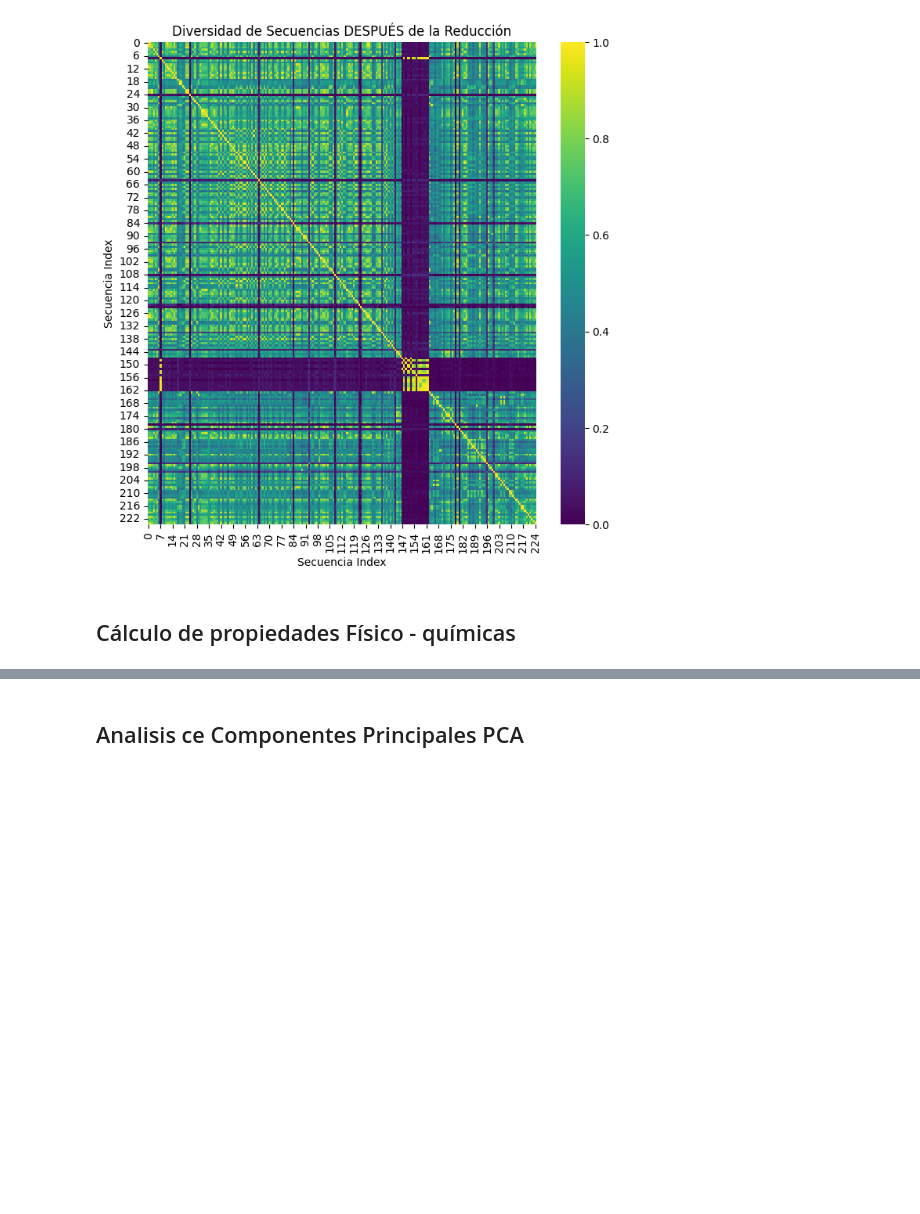
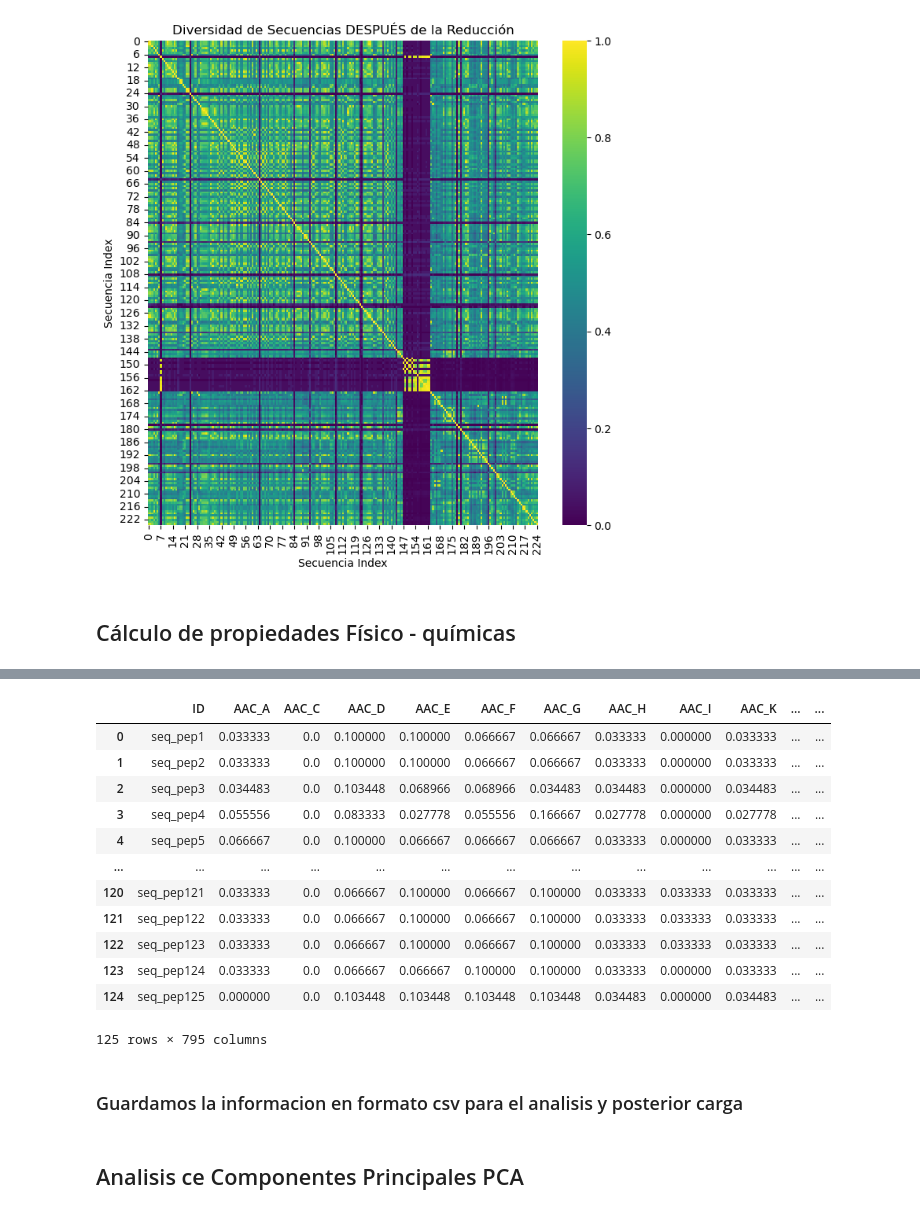
Before and after one commit to Julio21-ai/glp-1_drug_discovery, a Jupyter notebook: notebooks/Avance 2.ipynb, the cells around one changed output, grey strips where cells are left out. Drawn from its saved outputs; the diff is of its cells as text; code cells hidden in the pictures; blank space fills up the shorter version.

```diff
--- a/notebooks/Avance 2.ipynb
+++ b/notebooks/Avance 2.ipynb
@@ -292,0 +326,6 @@ Calculando matriz de identidad DESPUÉS de CD-HIT...
+# %%
+# Análisis de propiedades fisicoquímicas de las secuencias después de CD-HIT
+from iFeatureOmega import iFeatureOmegaCLI
+
+# cargar las configuraciónes
+ifeatures_settings_json = Path(directorio_datos / "iFeature Settings" / "Protein_parameters_setting.json")
@@ -292,0 +418,13 @@ Calculando matriz de identidad DESPUÉS de CD-HIT...
+# %%
+# Definimos una lista de descriptores
+descriptores = [
+            "AAC",      # Amino Acid Composition
+            "DPC type 1",      # Dipeptide Composition
+            "CTDC",     # Composition descriptor of CTD
+            "CTDT",     # Transition descriptor
+            "CTDD",     # Distribution descriptor
+            "PAAC",     # Pseudo amino acid composition
+            "APAAC",    # Amphiphilic pseudo amino acid comp.
+            "SOCNumber",# Sequence-order-coupling number
+            "QSOrder",   # Quasi-sequence-order
+        ]
@@ -292,0 +461,4 @@ Calculando matriz de identidad DESPUÉS de CD-HIT...
+# %%
+### calculamos las propiedades fisico quimicas para el conjunto de 125 Peptidos con actividad EC50
+
+df_descriptores_125p = compute_peptide_features(ruta_fasta_125_ec50, descriptores, ifeatures_settings_json)
@@ -292,0 +484,18 @@ Calculando matriz de identidad DESPUÉS de CD-HIT...
+# %%
+df_descriptores_125p
+# %% [output]
+|  | ID | AAC_A | AAC_C | AAC_D | AAC_E | AAC_F | AAC_G | AAC_H | AAC_I | AAC_K | ... | ... |
+| 0 | seq_pep1 | 0.033333 | 0.0 | 0.100000 | 0.100000 | 0.066667 | 0.066667 | 0.033333 | 0.000000 | 0.033333 | ... | ... |
+| 1 | seq_pep2 | 0.033333 | 0.0 | 0.100000 | 0.100000 | 0.066667 | 0.066667 | 0.033333 | 0.000000 | 0.033333 | ... | ... |
+| 2 | seq_pep3 | 0.034483 | 0.0 | 0.103448 | 0.068966 | 0.068966 | 0.034483 | 0.034483 | 0.000000 | 0.034483 | ... | ... |
+| 3 | seq_pep4 | 0.055556 | 0.0 | 0.083333 | 0.027778 | 0.055556 | 0.166667 | 0.027778 | 0.000000 | 0.027778 | ... | ... |
+| 4 | seq_pep5 | 0.066667 | 0.0 | 0.100000 | 0.066667 | 0.066667 | 0.066667 | 0.033333 | 0.000000 | 0.033333 | ... | ... |
+| ... | ... | ... | ... | ... | ... | ... | ... | ... | ... | ... | ... | ... |
+| 120 | seq_pep121 | 0.033333 | 0.0 | 0.066667 | 0.100000 | 0.066667 | 0.100000 | 0.033333 | 0.033333 | 0.033333 | ... | ... |
+| 121 | seq_pep122 | 0.033333 | 0.0 | 0.066667 | 0.100000 | 0.066667 | 0.100000 | 0.033333 | 0.033333 | 0.033333 | ... | ... |
+| 122 | seq_pep123 | 0.033333 | 0.0 | 0.066667 | 0.100000 | 0.066667 | 0.100000 | 0.033333 | 0.033333 | 0.033333 | ... | ... |
+| 123 | seq_pep124 | 0.033333 | 0.0 | 0.066667 | 0.066667 | 0.100000 | 0.100000 | 0.033333 | 0.000000 | 0.033333 | ... | ... |
+| 124 | seq_pep125 | 0.000000 | 0.0 | 0.103448 | 0.103448 | 0.103448 | 0.103448 | 0.034483 | 0.000000 | 0.034483 | ... | ... |
+125 rows × 795 columns
+# %% [markdown]
+### Guardamos la informacion en formato csv para el analisis y posterior carga
```
Also changed, not shown: parts of 24 cells of this notebook, 7 other files.
